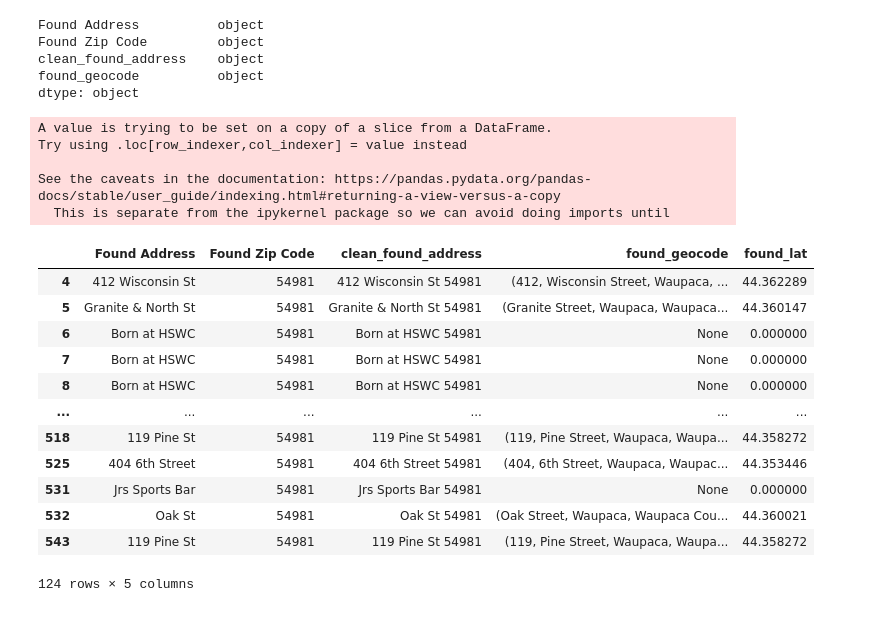
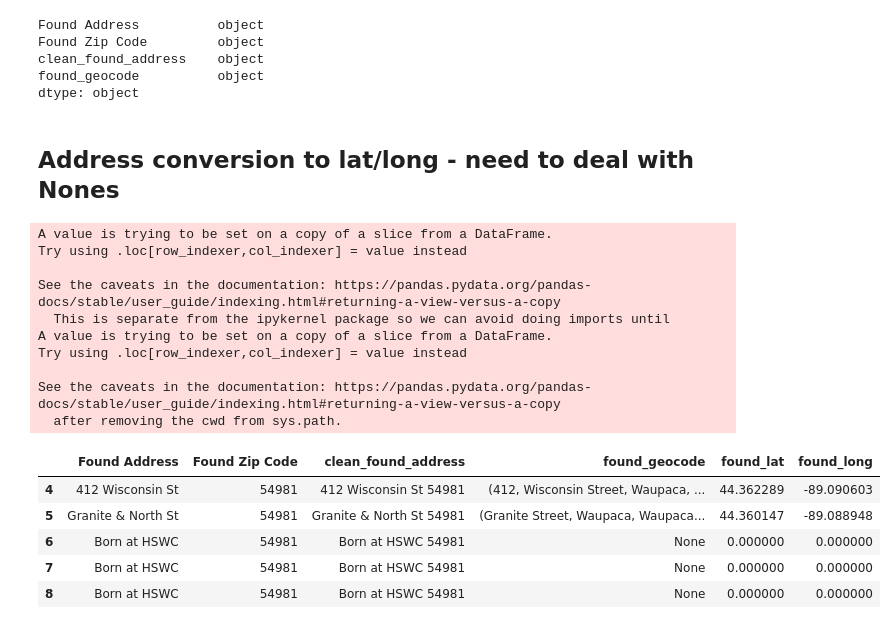
Before and after one commit to JSischo/Waupaca_repo, a Jupyter notebook: EDA2018CSVfile.ipynb, the cells around one changed output. Drawn from its saved outputs; the diff is of its cells as text; code cells hidden in the pictures.

Commit message:
preprocessing of medical csv, more lat/long on 2018 intake csv, plus db notes

```diff
--- a/EDA2018CSVfile.ipynb
+++ b/EDA2018CSVfile.ipynb
@@ -339,32 +342,30 @@ Found Zip Code         object
 clean_found_address    object
 found_geocode          object
 dtype: object
+# %% [markdown]
+## Address conversion to lat/long - need to deal with Nones
 # %%
 # obtain lat/long for each address
 
 found_address_df['found_lat'] = [g.latitude if g is not None else 0 for g in found_address_df.found_geocode]
-#found_address_df['found_long'] = [g.longitude for g in found_address.df.found_geocode if g != NaN]
-#adopted_address_df['adopted_lat'] = [g.latitude for g in adopted_address_df.adopter_geocode if g != NaN]
-#adopted_address_df['adopted_long'] = [g.longitude for g in adopted_address_df.adopter_geocode if g != NaN]
+found_address_df['found_long'] = [g.longitude if g is not None else 0 for g in found_address_df.found_geocode]
 # %% [output]
 A value is trying to be set on a copy of a slice from a DataFrame.
 Try using .loc[row_indexer,col_indexer] = value instead
 
 See the caveats in the documentation: https://pandas.pydata.org/pandas-docs/stable/user_guide/indexing.html#returning-a-view-versus-a-copy
   This is separate from the ipykernel package so we can avoid doing imports until
+A value is trying to be set on a copy of a slice from a DataFrame.
+Try using .loc[row_indexer,col_indexer] = value instead
+
+See the caveats in the documentation: https://pandas.pydata.org/pandas-docs/stable/user_guide/indexing.html#returning-a-view-versus-a-copy
+  after removing the cwd from sys.path.
 # %%
-found_address_df
+found_address_df.head()
 # %% [output]
-|  | Found Address | Found Zip Code | clean_found_address | found_geocode | found_lat |
-| 4 | 412 Wisconsin St | 54981 | 412 Wisconsin St 54981 | (412, Wisconsin Street, Waupaca, ... | 44.362289 |
-| 5 | Granite & North St | 54981 | Granite & North St 54981 | (Granite Street, Waupaca, Waupaca... | 44.360147 |
-| 6 | Born at HSWC | 54981 | Born at HSWC 54981 | None | 0.000000 |
-| 7 | Born at HSWC | 54981 | Born at HSWC 54981 | None | 0.000000 |
-| 8 | Born at HSWC | 54981 | Born at HSWC 54981 | None | 0.000000 |
-| ... | ... | ... | ... | ... | ... |
-| 518 | 119 Pine St | 54981 | 119 Pine St 54981 | (119, Pine Street, Waupaca, Waupa... | 44.358272 |
-| 525 | 404 6th Street | 54981 | 404 6th Street 54981 | (404, 6th Street, Waupaca, Waupac... | 44.353446 |
-| 531 | Jrs Sports Bar | 54981 | Jrs Sports Bar 54981 | None | 0.000000 |
-| 532 | Oak St | 54981 | Oak St 54981 | (Oak Street, Waupaca, Waupaca Cou... | 44.360021 |
-| 543 | 119 Pine St | 54981 | 119 Pine St 54981 | (119, Pine Street, Waupaca, Waupa... | 44.358272 |
+|  | Found Address | Found Zip Code | clean_found_address | found_geocode | found_lat | found_long |
+| 4 | 412 Wisconsin St | 54981 | 412 Wisconsin St 54981 | (412, Wisconsin Street, Waupaca, ... | 44.362289 | -89.090603 |
+| 5 | Granite & North St | 54981 | Granite & North St 54981 | (Granite Street, Waupaca, Waupaca... | 44.360147 | -89.088948 |
+| 6 | Born at HSWC | 54981 | Born at HSWC 54981 | None | 0.000000 | 0.000000 |
+| 7 | Born at HSWC | 54981 | Born at HSWC 54981 | None | 0.000000 | 0.000000 |
+| 8 | Born at HSWC | 54981 | Born at HSWC 54981 | None | 0.000000 | 0.000000 |
-124 rows × 5 columns
```
Also changed, not shown: parts of 5 cells of this notebook, 6 other files.
